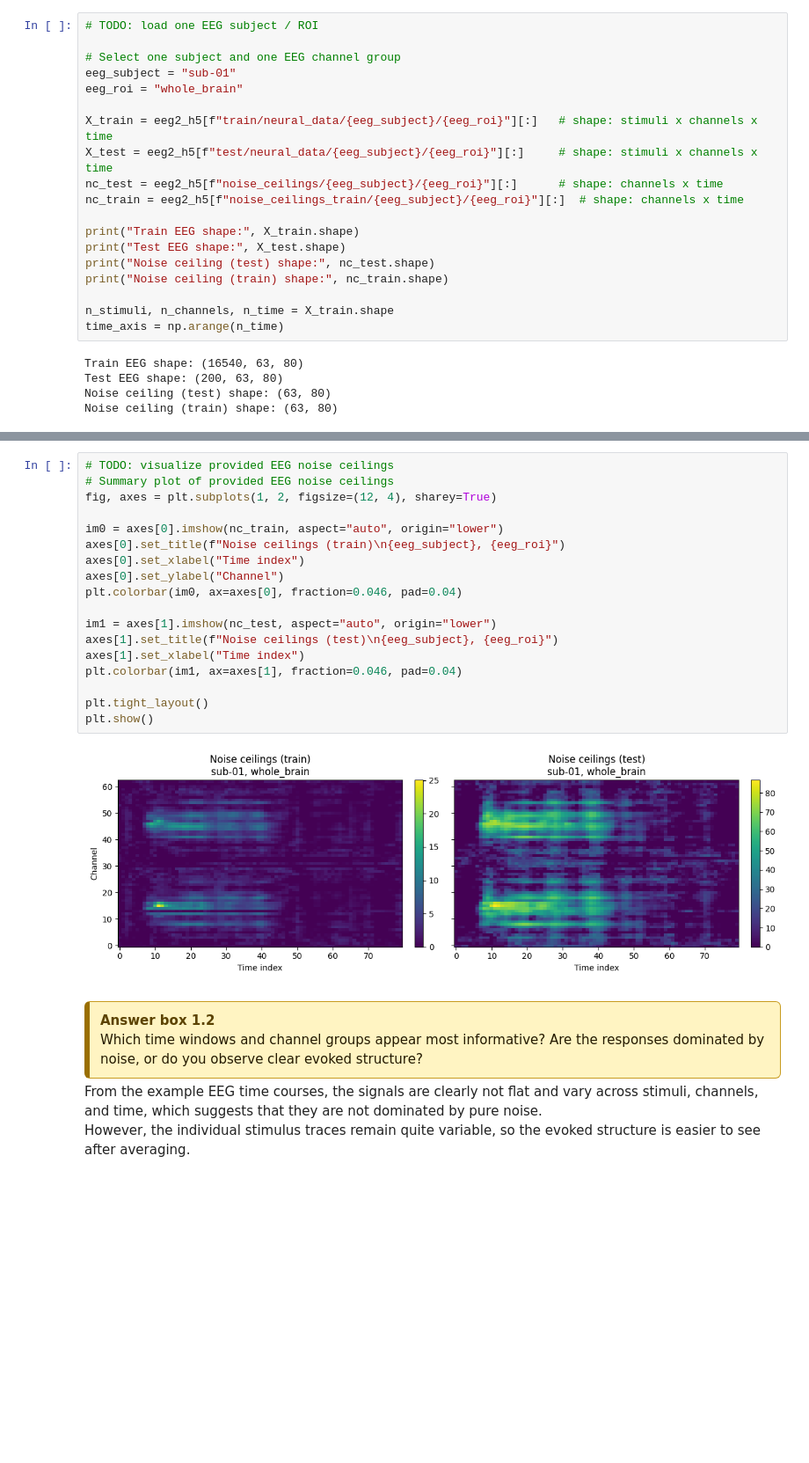
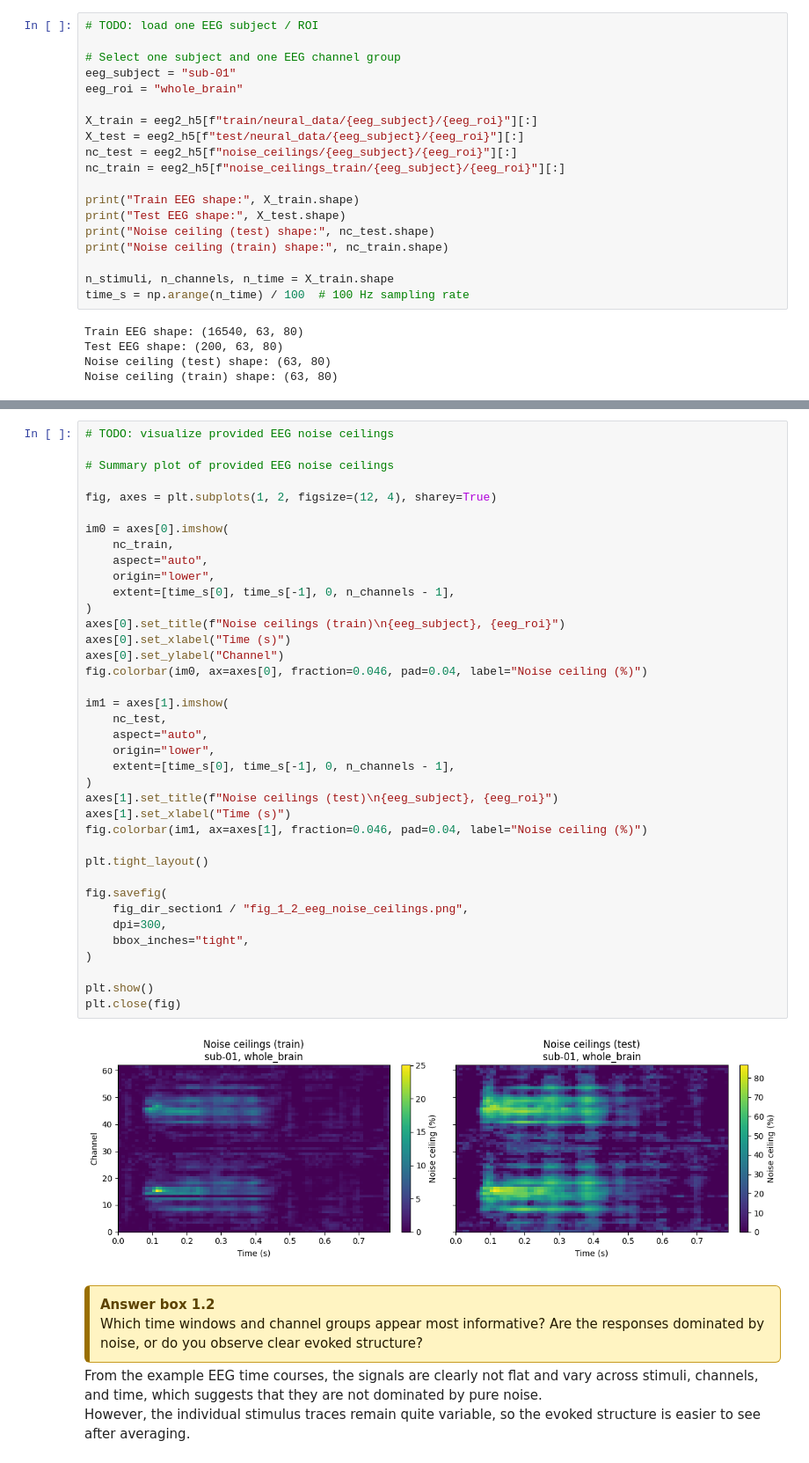
Before and after one commit to Shakikii/Brain-like_Project, a Jupyter notebook: nx414_Clara.ipynb, the cells around one changed output, grey strips where cells are left out. Shown at 88% size. Cells and saved outputs as stored; diff of their text form; blank space fills up the shorter version.

```diff
--- a/nx414_Clara.ipynb
+++ b/nx414_Clara.ipynb
@@ -981,10 +1102,10 @@ You must include all of the following:
 eeg_subject = "sub-01"
 eeg_roi = "whole_brain"
 
-X_train = eeg2_h5[f"train/neural_data/{eeg_subject}/{eeg_roi}"][:]   # shape: stimuli x channels x time
-X_test = eeg2_h5[f"test/neural_data/{eeg_subject}/{eeg_roi}"][:]     # shape: stimuli x channels x time
-nc_test = eeg2_h5[f"noise_ceilings/{eeg_subject}/{eeg_roi}"][:]      # shape: channels x time
-nc_train = eeg2_h5[f"noise_ceilings_train/{eeg_subject}/{eeg_roi}"][:]  # shape: channels x time
+X_train = eeg2_h5[f"train/neural_data/{eeg_subject}/{eeg_roi}"][:]
+X_test = eeg2_h5[f"test/neural_data/{eeg_subject}/{eeg_roi}"][:]
+nc_test = eeg2_h5[f"noise_ceilings/{eeg_subject}/{eeg_roi}"][:]
+nc_train = eeg2_h5[f"noise_ceilings_train/{eeg_subject}/{eeg_roi}"][:]
 
 print("Train EEG shape:", X_train.shape)
 print("Test EEG shape:", X_test.shape)
@@ -992,7 +1113,7 @@ print("Noise ceiling (test) shape:", nc_test.shape)
 print("Noise ceiling (train) shape:", nc_train.shape)
 
 n_stimuli, n_channels, n_time = X_train.shape
-time_axis = np.arange(n_time)
+time_s = np.arange(n_time) / 100  # 100 Hz sampling rate
 # %% [output]
 Train EEG shape: (16540, 63, 80)
 Test EEG shape: (200, 63, 80)
@@ -1041,23 +1187,43 @@ plt.show()
 # %%
 # TODO: visualize provided EEG noise ceilings
+
 # Summary plot of provided EEG noise ceilings
+
 fig, axes = plt.subplots(1, 2, figsize=(12, 4), sharey=True)
 
-im0 = axes[0].imshow(nc_train, aspect="auto", origin="lower")
+im0 = axes[0].imshow(
+    nc_train,
+    aspect="auto",
+    origin="lower",
+    extent=[time_s[0], time_s[-1], 0, n_channels - 1],
+)
 axes[0].set_title(f"Noise ceilings (train)\n{eeg_subject}, {eeg_roi}")
-axes[0].set_xlabel("Time index")
+axes[0].set_xlabel("Time (s)")
 axes[0].set_ylabel("Channel")
-plt.colorbar(im0, ax=axes[0], fraction=0.046, pad=0.04)
+fig.colorbar(im0, ax=axes[0], fraction=0.046, pad=0.04, label="Noise ceiling (%)")
 
-im1 = axes[1].imshow(nc_test, aspect="auto", origin="lower")
+im1 = axes[1].imshow(
+    nc_test,
+    aspect="auto",
+    origin="lower",
+    extent=[time_s[0], time_s[-1], 0, n_channels - 1],
+)
 axes[1].set_title(f"Noise ceilings (test)\n{eeg_subject}, {eeg_roi}")
-axes[1].set_xlabel("Time index")
-plt.colorbar(im1, ax=axes[1], fraction=0.046, pad=0.04)
+axes[1].set_xlabel("Time (s)")
+fig.colorbar(im1, ax=axes[1], fraction=0.046, pad=0.04, label="Noise ceiling (%)")
 
 plt.tight_layout()
+
+fig.savefig(
+    fig_dir_section1 / "fig_1_2_eeg_noise_ceilings.png",
+    dpi=300,
+    bbox_inches="tight",
+)
+
 plt.show()
+plt.close(fig)
 # %% [output]
-[figure, old version]
+[figure, new version]
 # %% [markdown]
 <div style="background:#fff4c2; border:1px solid #c89b1f; border-left:6px solid #9a6f00; padding:10px 12px; border-radius:6px; margin-top:8px; margin-bottom:4px; color:#241a00; line-height:1.45;"><strong style="color:#5c4300;">Answer box 1.2</strong><br>Which time windows and channel groups appear most informative? Are the responses dominated by noise, or do you observe clear evoked structure?</div>
 
```
Also changed, not shown: parts of 10 cells of this notebook, 21 other files.
